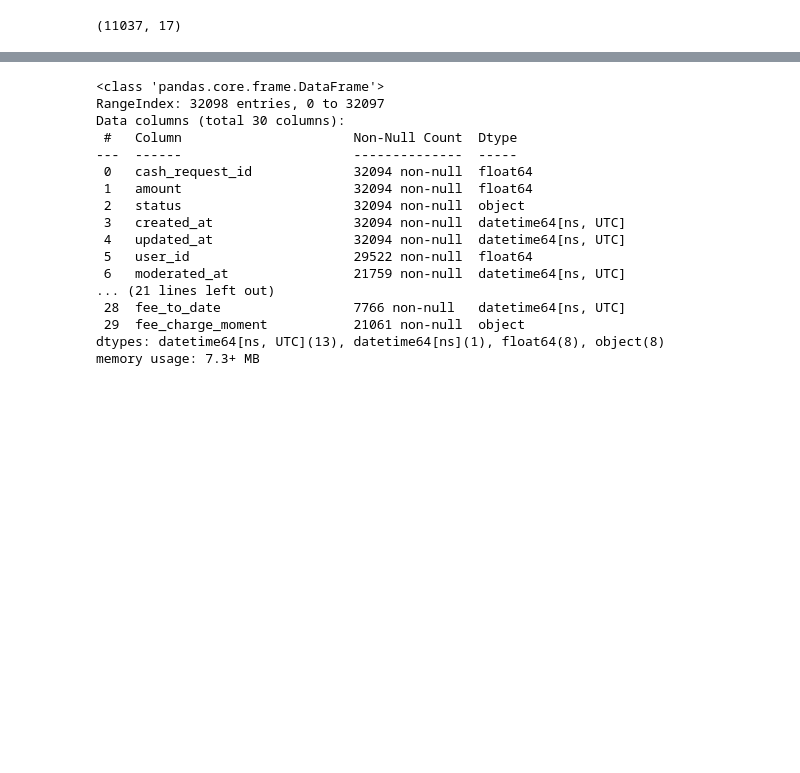
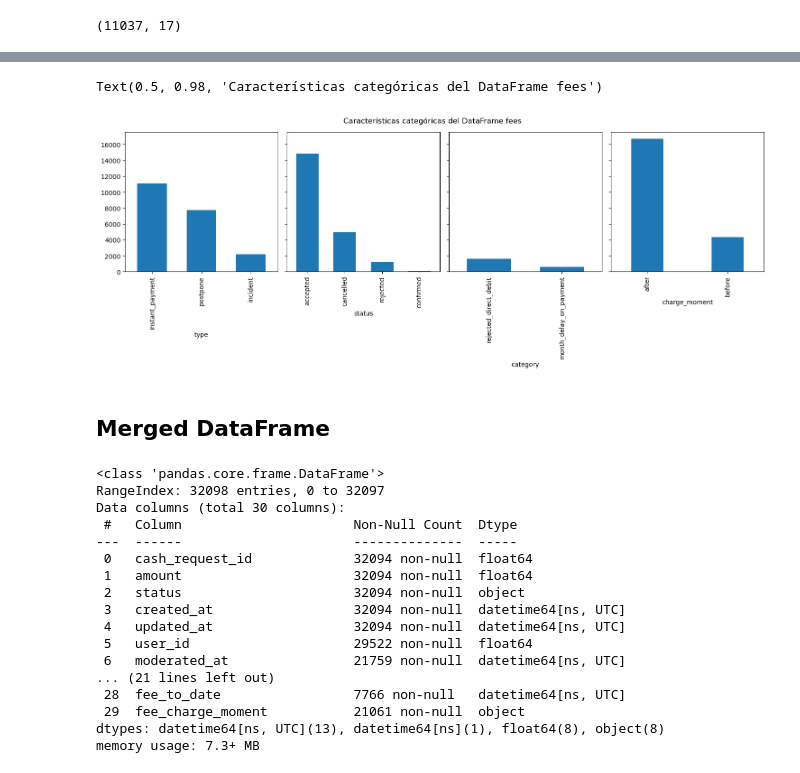
Before and after one commit to DataScience-UOC-projects/monayvi, a Jupyter notebook: notebooks/EDA_plus.ipynb, the cells around one changed output, grey strips where cells are left out. Saved outputs shown, nothing was run; the diff lists cells and outputs as text; code cells hidden in the pictures; blank space fills up the shorter version.

```diff
--- a/notebooks/EDA_plus.ipynb
+++ b/notebooks/EDA_plus.ipynb
@@ -127,3 +243,16 @@ ds.cash[ds.cash['cash_request_id'].isin([11164, 11444, 11788, 12212])] # Confirm
+# %%
+fig, axs = plt.subplots(1, 4, figsize=(15, 6), sharey=True)
+ds.fees.type.value_counts().plot(kind='bar', ax=axs[0], width=0.6)
+ds.fees.status.value_counts().plot(kind='bar', ax=axs[1], width=0.6)
+ds.fees.category.value_counts().plot(kind='bar', ax=axs[2], width=0.6)
+ds.fees.charge_moment.value_counts().plot(kind='bar', ax=axs[3], width=0.4)
+plt.tight_layout(rect=[0, 0.03, 1, 0.95]) #rect=[left, bottom, right, top]
+fig.suptitle('Características categóricas del DataFrame fees')
+# %% [output]
+Text(0.5, 0.98, 'Características categóricas del DataFrame fees')
+[figure, added]
+# %% [markdown]
+## Merged DataFrame
 # %%
 ds.merge_tables()
 ds.merged.info()
```
Also changed, not shown: parts of 11 cells of this notebook, 1 other file.
